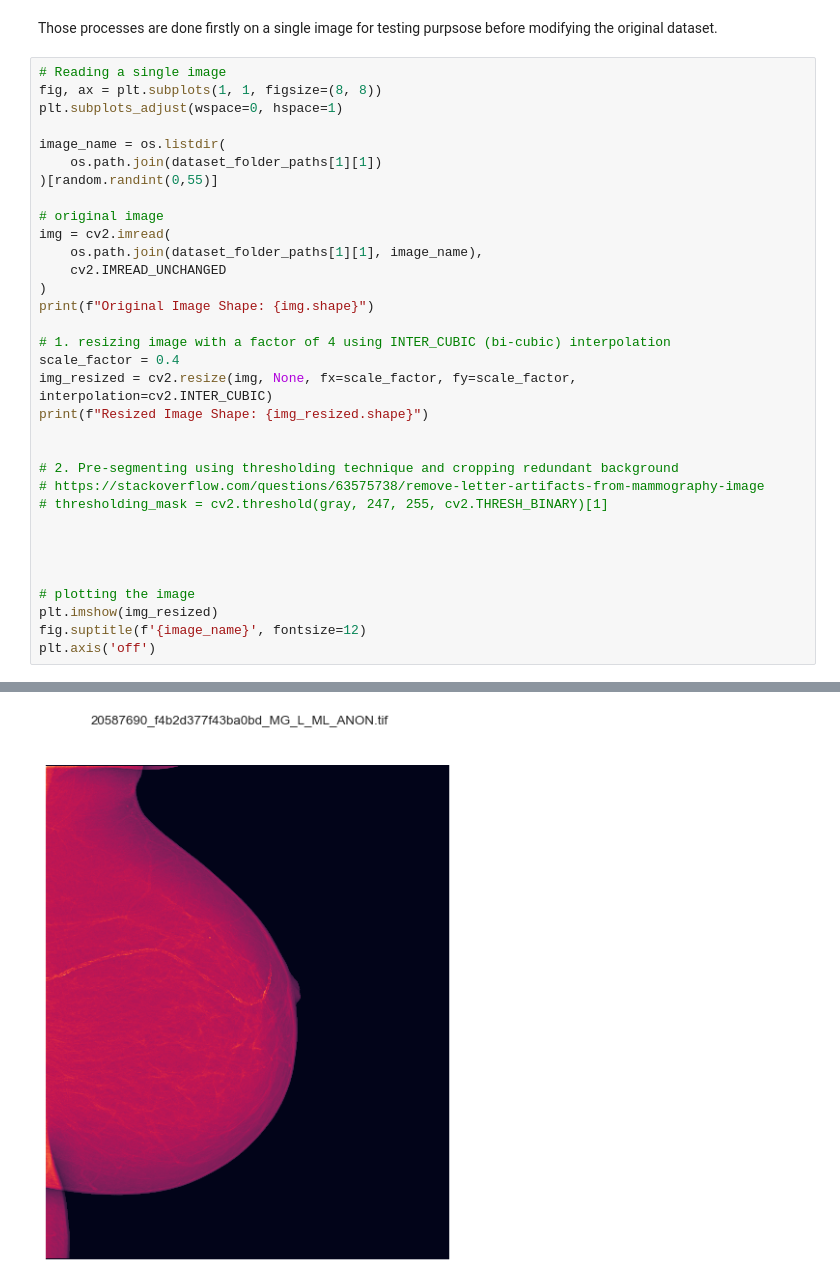
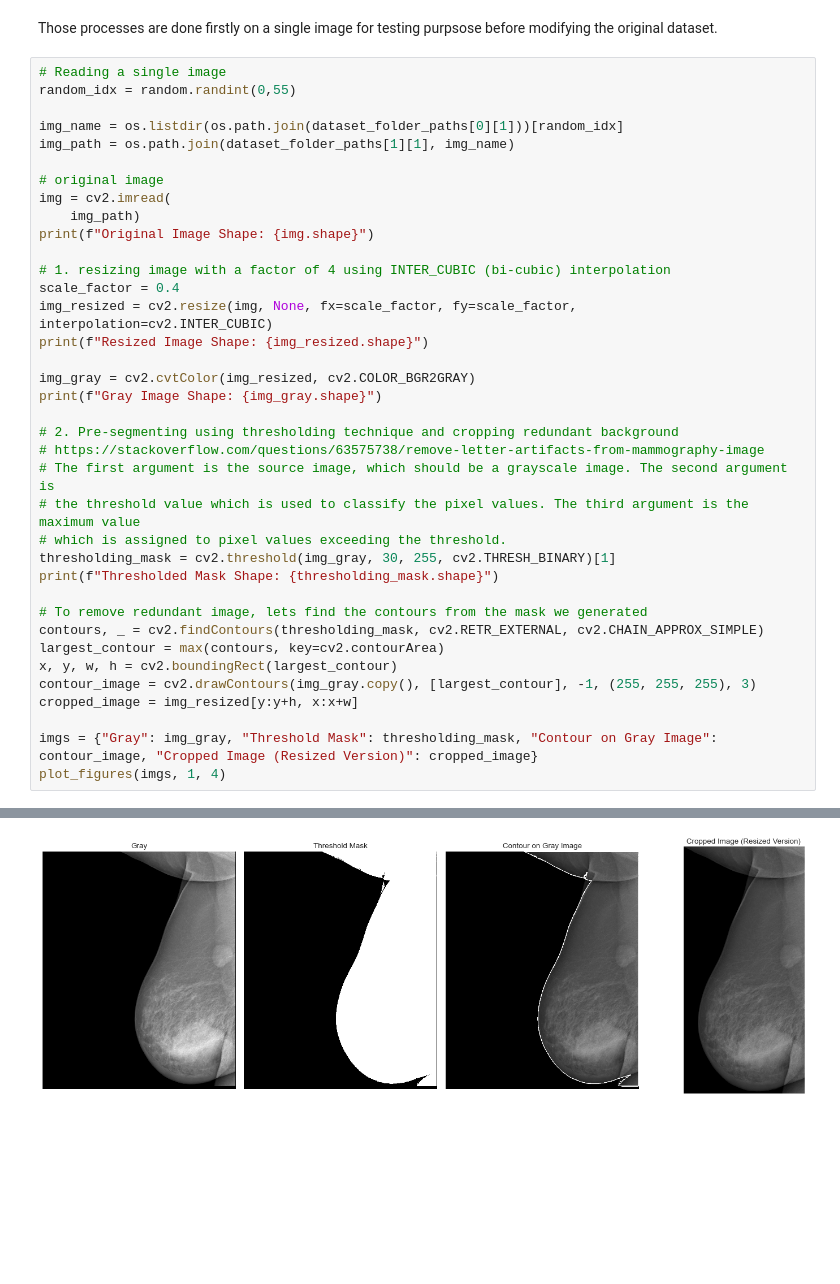
Before and after one commit to abdalrhmanu/breast-mass-detection-and-segmentation-using-multi-scale-morphological-sifting-and-kmeans-clustering, a Jupyter notebook: notebooks/Abdel-Notebook (EDA + Preprocessing).ipynb, the cells around one changed output, grey strips where cells are left out. Cells and saved outputs as stored; diff of their text form; blank space fills up the shorter version.

Commit message:
thresholding and finding contours, cropping image preprocessing

```diff
--- a/notebooks/Abdel-Notebook (EDA + Preprocessing).ipynb
+++ b/notebooks/Abdel-Notebook (EDA + Preprocessing).ipynb
@@ -121,18 +119,14 @@ Pre-processing steps:
 Those processes are done firstly on a single image for testing purpsose before modifying the original dataset.
 # %%
 # Reading a single image
-fig, ax = plt.subplots(1, 1, figsize=(8, 8))
-plt.subplots_adjust(wspace=0, hspace=1)
+random_idx = random.randint(0,55)
 
-image_name = os.listdir(
-    os.path.join(dataset_folder_paths[1][1])
-)[random.randint(0,55)]
+img_name = os.listdir(os.path.join(dataset_folder_paths[0][1]))[random_idx]
+img_path = os.path.join(dataset_folder_paths[1][1], img_name)
 
 # original image
 img = cv2.imread(
-    os.path.join(dataset_folder_paths[1][1], image_name),
-    cv2.IMREAD_UNCHANGED
-)
+    img_path)
 print(f"Original Image Shape: {img.shape}")
 
 # 1. resizing image with a factor of 4 using INTER_CUBIC (bi-cubic) interpolation
@@ -140,16 +134,24 @@ scale_factor = 0.4
 img_resized = cv2.resize(img, None, fx=scale_factor, fy=scale_factor, interpolation=cv2.INTER_CUBIC)
 print(f"Resized Image Shape: {img_resized.shape}")
 
+img_gray = cv2.cvtColor(img_resized, cv2.COLOR_BGR2GRAY)
+print(f"Gray Image Shape: {img_gray.shape}")
 
 # 2. Pre-segmenting using thresholding technique and cropping redundant background
 # https://stackoverflow.com/questions/63575738/remove-letter-artifacts-from-mammography-image
-# thresholding_mask = cv2.threshold(gray, 247, 255, cv2.THRESH_BINARY)[1]
+# The first argument is the source image, which should be a grayscale image. The second argument is
+# the threshold value which is used to classify the pixel values. The third argument is the maximum value
+# which is assigned to pixel values exceeding the threshold.
+thresholding_mask = cv2.threshold(img_gray, 30, 255, cv2.THRESH_BINARY)[1]
+print(f"Thresholded Mask Shape: {thresholding_mask.shape}")
 
+# To remove redundant image, lets find the contours from the mask we generated
+contours, _ = cv2.findContours(thresholding_mask, cv2.RETR_EXTERNAL, cv2.CHAIN_APPROX_SIMPLE)
+largest_contour = max(contours, key=cv2.contourArea)
+x, y, w, h = cv2.boundingRect(largest_contour)
+contour_image = cv2.drawContours(img_gray.copy(), [largest_contour], -1, (255, 255, 255), 3)
+cropped_image = img_resized[y:y+h, x:x+w]
 
-
-
-# plotting the image
-plt.imshow(img_resized)
-fig.suptitle(f'{image_name}', fontsize=12)
-plt.axis('off')
+imgs = {"Gray": img_gray, "Threshold Mask": thresholding_mask, "Contour on Gray Image": contour_image, "Cropped Image (Resized Version)": cropped_image}
+plot_figures(imgs, 1, 4)
 # %% [output]
@@ -159 +163 @@ Resized Image Shape: (1634, 1331)
-[figure, old version]
+[figure, new version]
```
Also changed, not shown: parts of 3 cells of this notebook, 1 other file.
